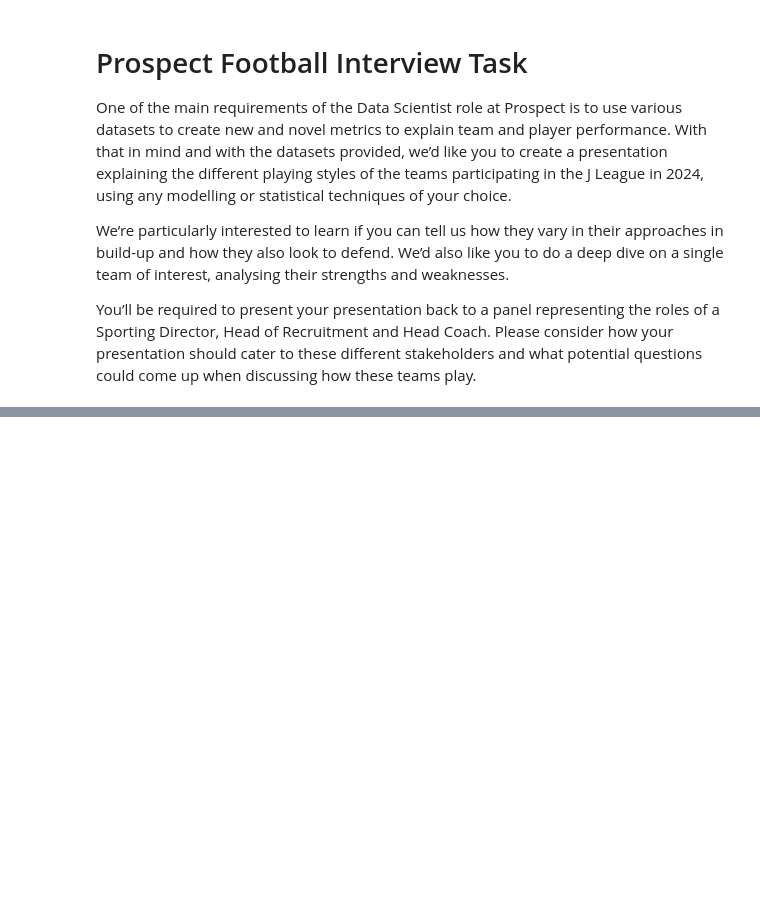
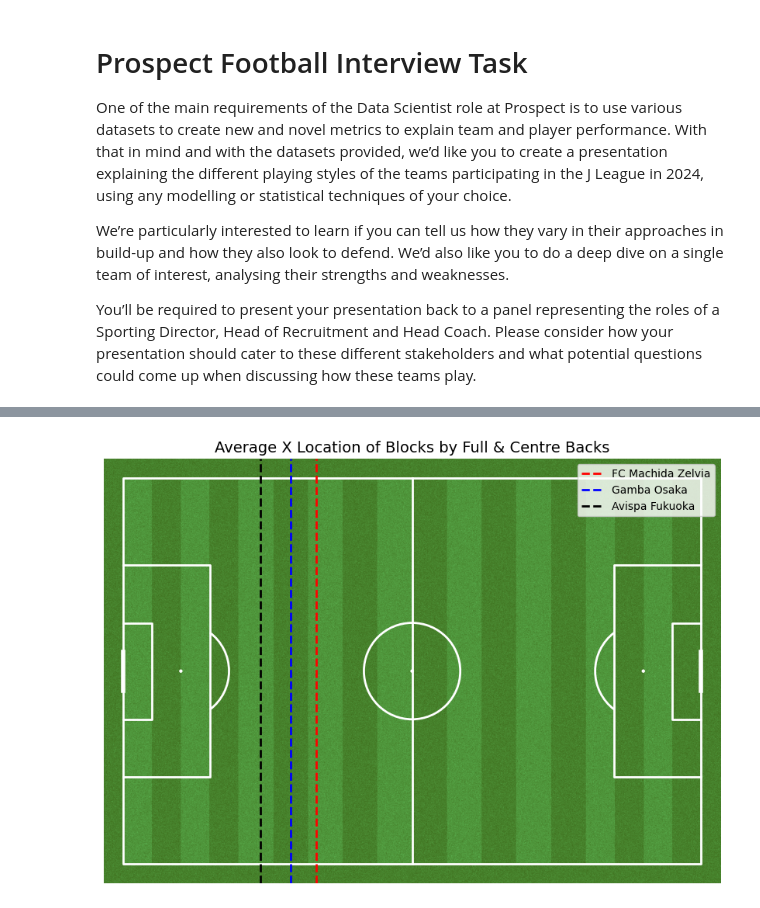
Before and after one commit to niamhgraham/Niamh, a Jupyter notebook: ProspectInterview.ipynb, the cells around one changed output, grey strips where cells are left out. Drawn from its saved outputs; the diff is of its cells as text; code cells hidden in the pictures; blank space fills up the shorter version.

```diff
--- a/ProspectInterview.ipynb
+++ b/ProspectInterview.ipynb
@@ -57,0 +741,22 @@ FileNotFoundError: [Errno 2] No such file or directory: 'matches.json'
+# %%
+# Get teams for visualization (highest, middle, lowest)
+highest_block_team = team_stats.iloc[0]  # Top team
+middle_block_team = team_stats.iloc[len(team_stats) // 2]  # Middle team
+lowest_block_team = team_stats.iloc[-1]  # Bottom team
+
+# Create pitch
+pitch = Pitch(pitch_color='grass', line_color='white', stripe=True)
+fig, ax = pitch.draw(figsize=(10, 6))
+
+# Add vertical lines for each team's average block location
+for team_data, color in zip([highest_block_team, middle_block_team, lowest_block_team],
+                            ['red', 'blue', 'black']):
+    ax.axvline(x=team_data['avg_x_tackle'], color=color, linestyle='--', lw=2, label=team_data['team'])
+    #ax.text(team_data['avg_x_block'] + 1, 40, team_data['team'], color=color, fontsize=12, fontweight='bold')
+
+# Add legend
+ax.legend()
+plt.title("Average X Location of Blocks by Full & Centre Backs", fontsize=14)
+plt.show()
+# %% [output]
+[figure, added]
```
Also changed, not shown: parts of 41 cells of this notebook.
